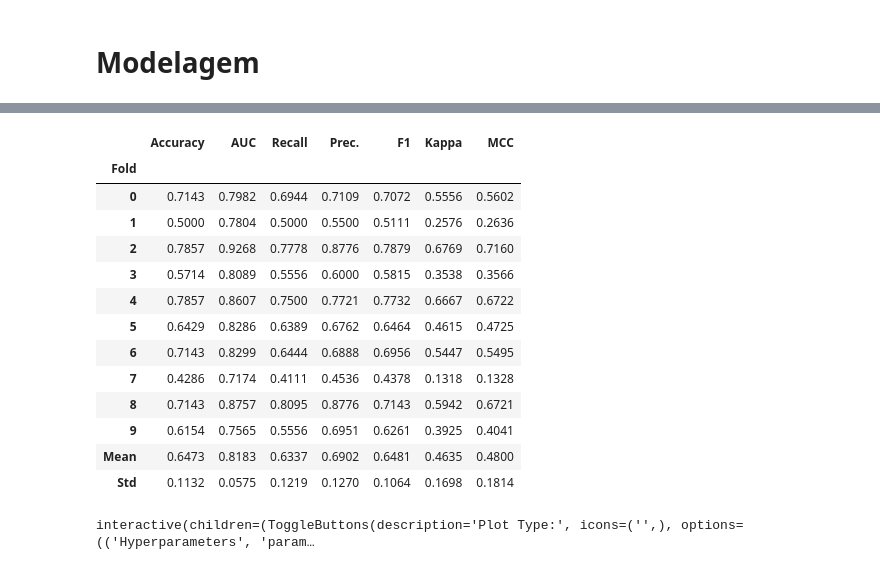
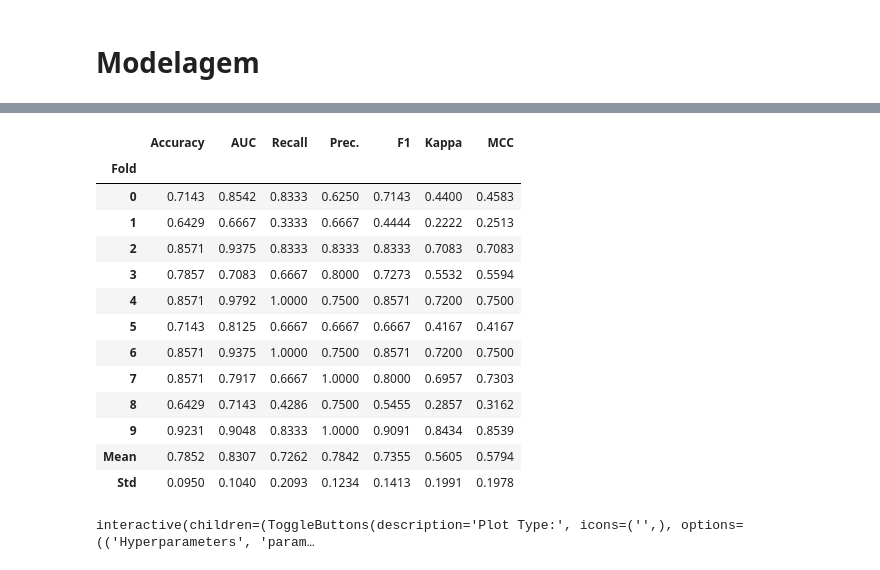
Before and after one commit to guilhermelt-22/final_project, a Jupyter notebook: modelov1.ipynb, the cells around one changed output, grey strips where cells are left out. Cells and saved outputs as stored; diff of their text form; code cells hidden in the pictures.

Commit message:
mais_modelos

```diff
--- a/Bot_Apostas.ipynb
+++ b/modelov1.ipynb
@@ -170,20 +217,20 @@ LinearDiscriminantAnalysis(n_components=None, priors=None, shrinkage=None,
 # %%
-model = create_model('lda')
+model = create_model('ada')
 # %% [output]
 |  | Accuracy | AUC | Recall | Prec. | F1 | Kappa | MCC |
 | Fold |  |  |  |  |  |  |  |
-| 0 | 0.7143 | 0.7982 | 0.6944 | 0.7109 | 0.7072 | 0.5556 | 0.5602 |
-| 1 | 0.5000 | 0.7804 | 0.5000 | 0.5500 | 0.5111 | 0.2576 | 0.2636 |
-| 2 | 0.7857 | 0.9268 | 0.7778 | 0.8776 | 0.7879 | 0.6769 | 0.7160 |
-| 3 | 0.5714 | 0.8089 | 0.5556 | 0.6000 | 0.5815 | 0.3538 | 0.3566 |
-| 4 | 0.7857 | 0.8607 | 0.7500 | 0.7721 | 0.7732 | 0.6667 | 0.6722 |
-| 5 | 0.6429 | 0.8286 | 0.6389 | 0.6762 | 0.6464 | 0.4615 | 0.4725 |
-| 6 | 0.7143 | 0.8299 | 0.6444 | 0.6888 | 0.6956 | 0.5447 | 0.5495 |
-| 7 | 0.4286 | 0.7174 | 0.4111 | 0.4536 | 0.4378 | 0.1318 | 0.1328 |
-| 8 | 0.7143 | 0.8757 | 0.8095 | 0.8776 | 0.7143 | 0.5942 | 0.6721 |
-| 9 | 0.6154 | 0.7565 | 0.5556 | 0.6951 | 0.6261 | 0.3925 | 0.4041 |
-| Mean | 0.6473 | 0.8183 | 0.6337 | 0.6902 | 0.6481 | 0.4635 | 0.4800 |
-| Std | 0.1132 | 0.0575 | 0.1219 | 0.1270 | 0.1064 | 0.1698 | 0.1814 |
+| 0 | 0.7143 | 0.8542 | 0.8333 | 0.6250 | 0.7143 | 0.4400 | 0.4583 |
+| 1 | 0.6429 | 0.6667 | 0.3333 | 0.6667 | 0.4444 | 0.2222 | 0.2513 |
+| 2 | 0.8571 | 0.9375 | 0.8333 | 0.8333 | 0.8333 | 0.7083 | 0.7083 |
+| 3 | 0.7857 | 0.7083 | 0.6667 | 0.8000 | 0.7273 | 0.5532 | 0.5594 |
+| 4 | 0.8571 | 0.9792 | 1.0000 | 0.7500 | 0.8571 | 0.7200 | 0.7500 |
+| 5 | 0.7143 | 0.8125 | 0.6667 | 0.6667 | 0.6667 | 0.4167 | 0.4167 |
+| 6 | 0.8571 | 0.9375 | 1.0000 | 0.7500 | 0.8571 | 0.7200 | 0.7500 |
+| 7 | 0.8571 | 0.7917 | 0.6667 | 1.0000 | 0.8000 | 0.6957 | 0.7303 |
+| 8 | 0.6429 | 0.7143 | 0.4286 | 0.7500 | 0.5455 | 0.2857 | 0.3162 |
+| 9 | 0.9231 | 0.9048 | 0.8333 | 1.0000 | 0.9091 | 0.8434 | 0.8539 |
+| Mean | 0.7852 | 0.8307 | 0.7262 | 0.7842 | 0.7355 | 0.5605 | 0.5794 |
+| Std | 0.0950 | 0.1040 | 0.2093 | 0.1234 | 0.1413 | 0.1991 | 0.1978 |
 # %%
 evaluate_model(model)
 # %% [output]
```
Also changed, not shown: parts of 22 cells of this notebook, 2 other files.
